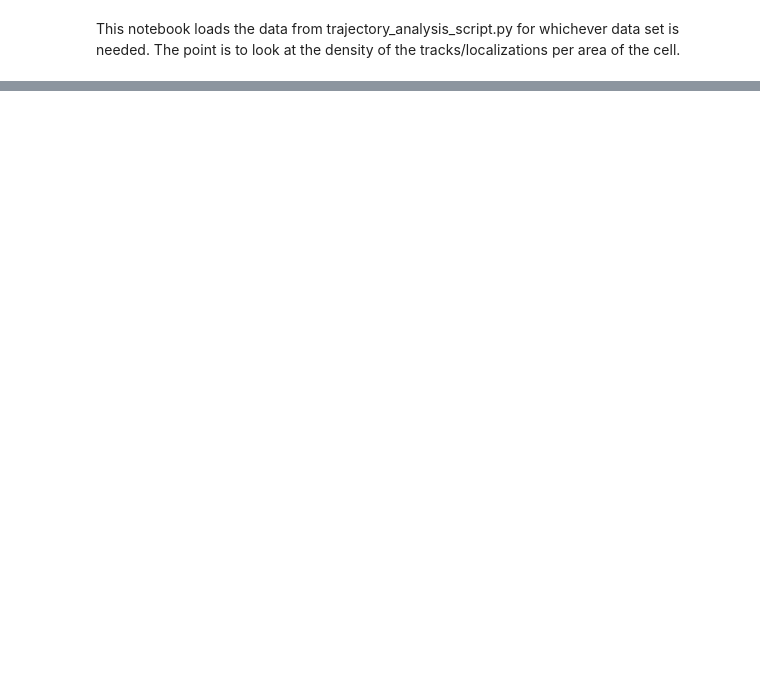
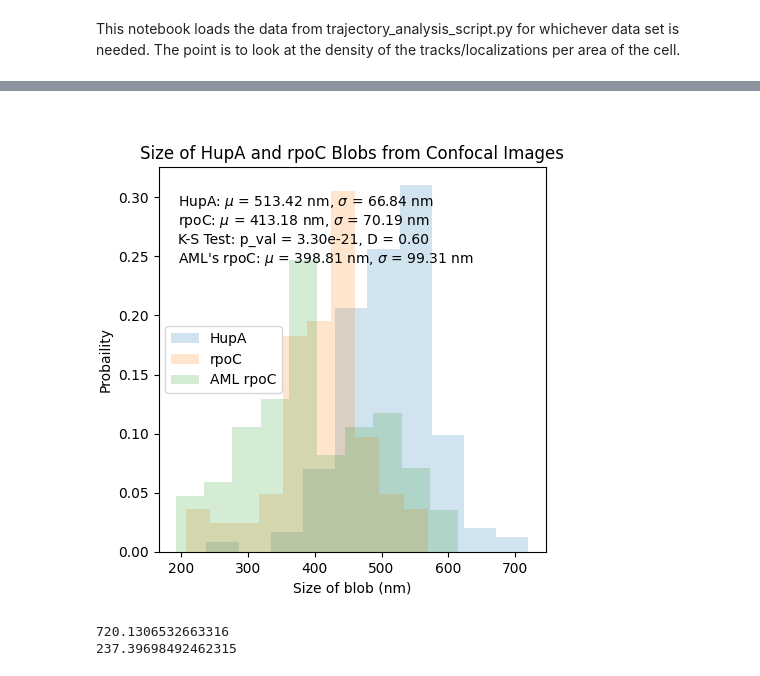
Before and after one commit to joemans3/Single_Particle_Analysis, a Jupyter notebook: Density_Map.ipynb, the cells around one changed output, grey strips where cells are left out. Drawn from its saved outputs; the diff is of its cells as text; code cells hidden in the pictures; blank space fills up the shorter version.

```diff
--- a/Density_Map.ipynb
+++ b/Density_Map.ipynb
@@ -40,0 +129,10 @@ import src.helpers.guassian_fit as gaussian_fit
+# %%
+#using find_files, find hupa files
+#using all the hupa directories find all the files with the keyword "RFP"
+files_hupa = []
+for i in hupa_dir_list:
+    files_hupa+=find_files(path=i,extension="*.tif",keyword="RFP")
+#using find_files, find rpoc files
+files_rpoc = find_files(path="/Volumes/WEBERLAB/HupA_confocal/191205_TC_WLBS100(rpoC)/t120",extension="*.tif",keyword="RFP")
+#find aml rpoc files
+files_aml_rpoc = find_files(path=aml_rpoc_dir,extension="*.tif",keyword="RFP")
@@ -40,0 +256,45 @@ import src.helpers.guassian_fit as gaussian_fit
+# %%
+#change the detection parameter verbose to False to see the progress of the blob detection
+detection_args["verbose"] = False
+
+#run utility_batch_blob_detection on the hupa files
+blobs_hupa = utility_batch_blob_detection(files_hupa,detection_args=detection_args,fitting_args=fitting_args,focal_plane=3,project=False)
+#run utility_batch_blob_detection on the rpoc files
+blobs_rpoc = utility_batch_blob_detection(files_rpoc,detection_args=detection_args,fitting_args=fitting_args,focal_plane=3,project=False)
+#run utility_batch_blob_detection on the aml rpoc files
+blobs_aml_rpoc = utility_batch_blob_detection(files_aml_rpoc,detection_args=detection_args,fitting_args=fitting_args,focal_plane=3,project=False)
+# %%
+
+#plot the two sizes on the same histogram plot with a legend and alpha transparency of 0.2, this does not work if verbose is True, do not run this cell if verbose is True
+sizes_hupa = get_blob_sizes(blobs_hupa,verbose=False)
+sizes_rpoc = get_blob_sizes(blobs_rpoc,verbose=False)
+sizes_aml_rpoc = get_blob_sizes(blobs_aml_rpoc,verbose=False)
+
+#make a figure with one subplot
+plt.clf()
+fig,ax = plt.subplots(1,1,figsize=(5,5))
+#plot the histograms with the weights normaized to 1
+ax.hist(sizes_hupa*globals["confocal_pixel_size"],bins=10,weights=np.ones_like(sizes_hupa)/len(sizes_hupa),label="HupA",alpha=0.2)
+ax.hist(sizes_rpoc*globals["confocal_pixel_size"],bins=10,weights=np.ones_like(sizes_rpoc)/len(sizes_rpoc),label="rpoC",alpha=0.2)
+ax.hist(sizes_aml_rpoc*globals["confocal_pixel_size"],bins=10,weights=np.ones_like(sizes_aml_rpoc)/len(sizes_aml_rpoc),label="AML rpoC",alpha=0.2)
+
+#set the x and y labels
+ax.set_xlabel("Size of blob (nm)")
+ax.set_ylabel("Probaility")
+#add a title
+ax.set_title("Size of HupA and rpoC Blobs from Confocal Images")
+#add an annotation for the mean and standard deviation for each distribution
+ax.annotate("HupA: $\mu$ = {:.2f} nm, $\sigma$ = {:.2f} nm".format(np.mean(sizes_hupa*globals["confocal_pixel_size"]),np.std(sizes_hupa*globals["confocal_pixel_size"])),xy=(0.05,0.9),xycoords="axes fraction")
+ax.annotate("rpoC: $\mu$ = {:.2f} nm, $\sigma$ = {:.2f} nm".format(np.mean(sizes_rpoc*globals["confocal_pixel_size"]),np.std(sizes_rpoc*globals["confocal_pixel_size"])),xy=(0.05,0.85),xycoords="axes fraction")
+ax.annotate("AML's rpoC: $\mu$ = {:.2f} nm, $\sigma$ = {:.2f} nm".format(np.mean(sizes_aml_rpoc*globals["confocal_pixel_size"]),np.std(sizes_aml_rpoc*globals["confocal_pixel_size"])),xy=(0.05,0.75),xycoords="axes fraction")
+#annotate the result of a ks test both the p value and the statistic
+ax.annotate("K-S Test: p_val = {:.2e}, D = {:.2f}".format(stats.ks_2samp(sizes_hupa*globals["confocal_pixel_size"],sizes_rpoc*globals["confocal_pixel_size"])[1],stats.ks_2samp(sizes_hupa*globals["confocal_pixel_size"],sizes_rpoc*globals["confocal_pixel_size"])[0]),xy=(0.05,0.8),xycoords="axes fraction")
+#make the legend in the middle right of the plot
+ax.legend(loc="center left")
+plt.show()
+print(np.max(sizes_hupa*globals["confocal_pixel_size"]))
+print(np.min(sizes_hupa*globals["confocal_pixel_size"]))
+# %% [output]
+[figure, added]
+720.1306532663316
+237.39698492462315
```
Also changed, not shown: parts of 43 cells of this notebook, 4 other files.
